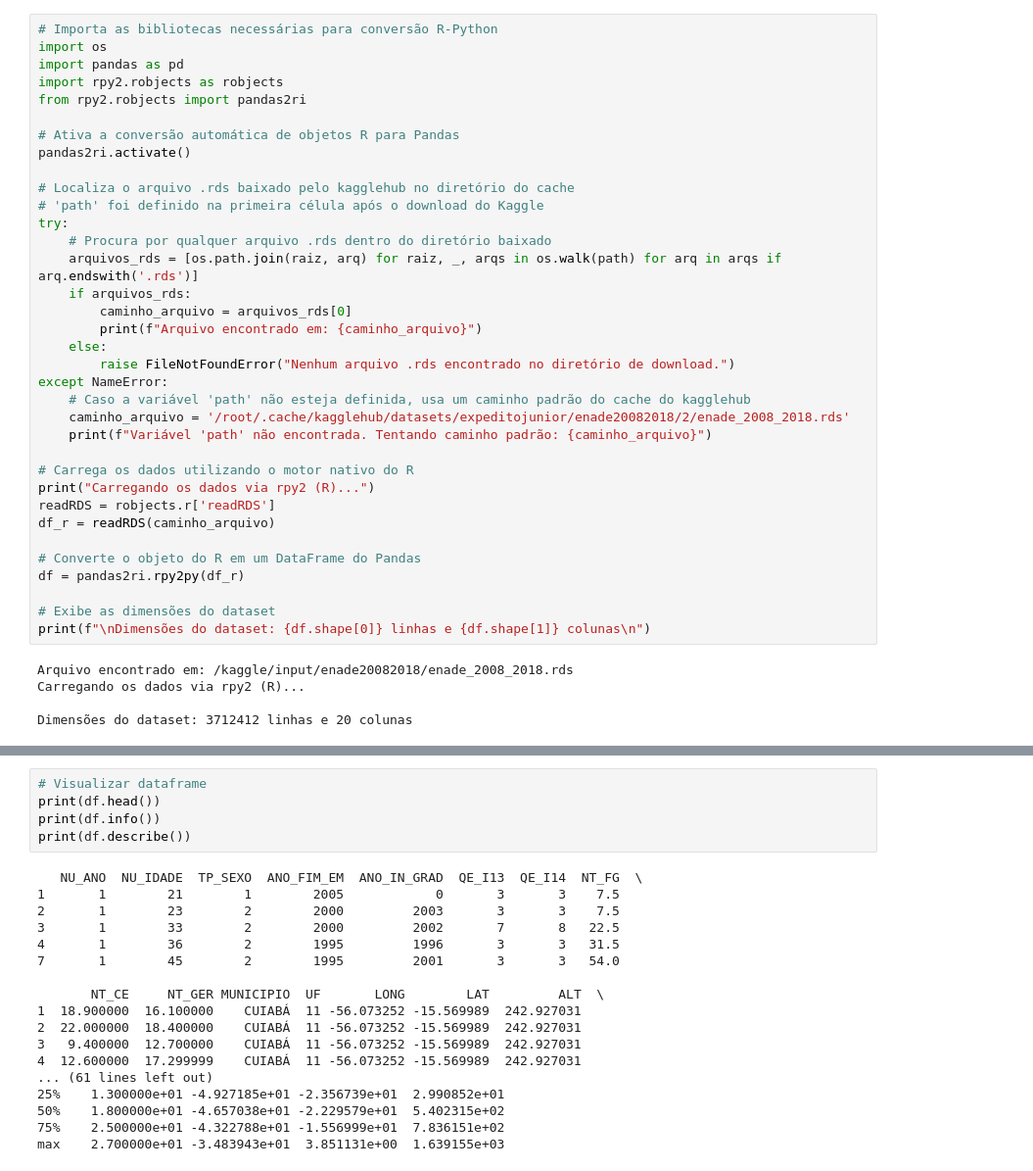
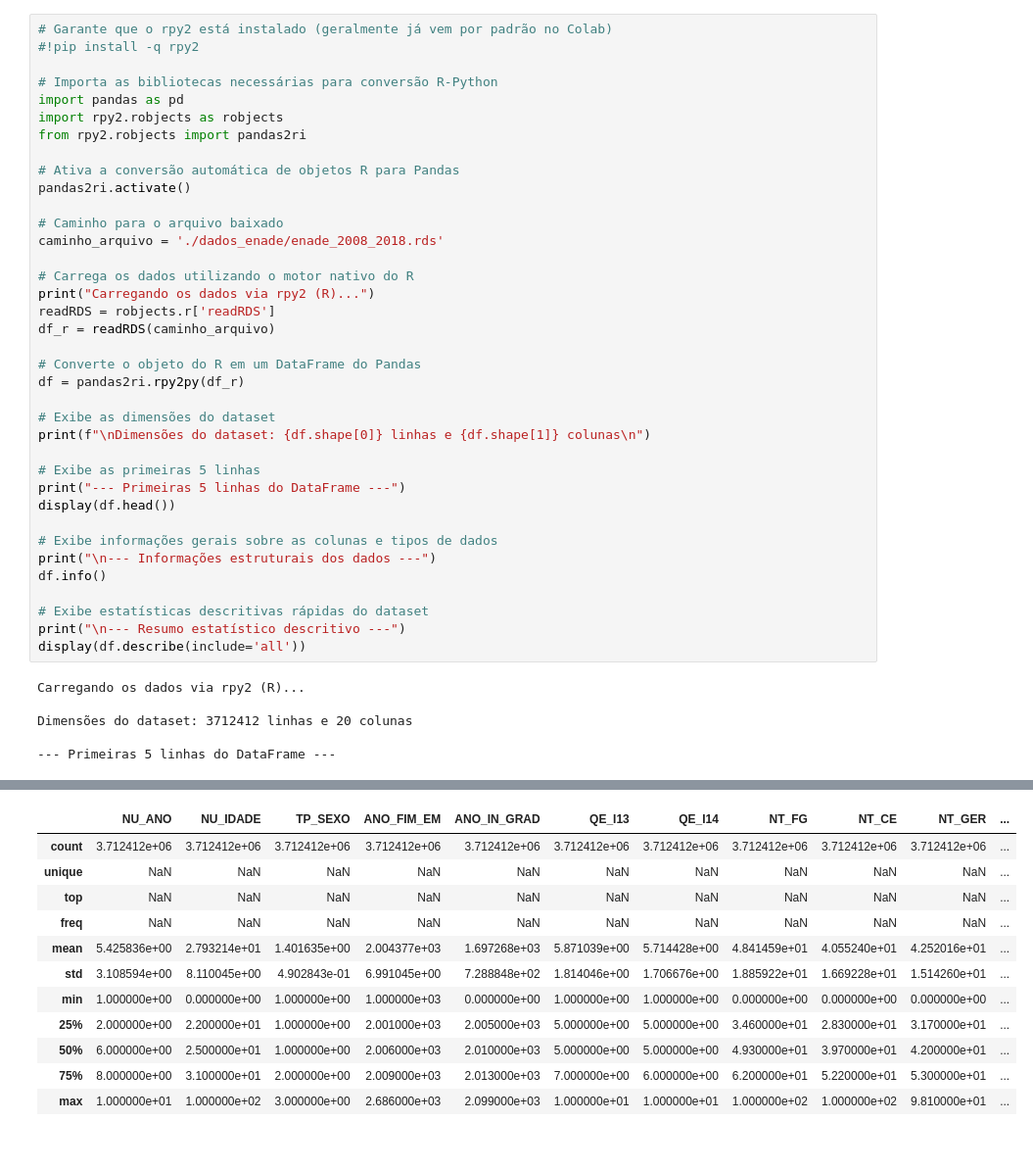
Before and after one commit to joaomatosunit/projeto_final_pos, a Jupyter notebook: notebooks/modelo_preditivo_machine_learning.ipynb, the cells around one changed output, grey strips where cells are left out. Shown at 98% size. Drawn from its saved outputs; the diff is of its cells as text.

```diff
--- a/notebooks/modelo_preditivo_machine_learning.ipynb
+++ b/notebooks/modelo_preditivo_machine_learning.ipynb
@@ -22,6 +28,8 @@ Dataset importado.
 # %%
+# Garante que o rpy2 está instalado (geralmente já vem por padrão no Colab)
+#!pip install -q rpy2
+
 # Importa as bibliotecas necessárias para conversão R-Python
-import os
 import pandas as pd
 import rpy2.robjects as robjects
 from rpy2.robjects import pandas2ri
@@ -29,20 +37,8 @@ from rpy2.robjects import pandas2ri
 # Ativa a conversão automática de objetos R para Pandas
 pandas2ri.activate()
 
-# Localiza o arquivo .rds baixado pelo kagglehub no diretório do cache
-# 'path' foi definido na primeira célula após o download do Kaggle
-try:
-    # Procura por qualquer arquivo .rds dentro do diretório baixado
-    arquivos_rds = [os.path.join(raiz, arq) for raiz, _, arqs in os.walk(path) for arq in arqs if arq.endswith('.rds')]
-    if arquivos_rds:
-        caminho_arquivo = arquivos_rds[0]
-        print(f"Arquivo encontrado em: {caminho_arquivo}")
-    else:
-        raise FileNotFoundError("Nenhum arquivo .rds encontrado no diretório de download.")
-except NameError:
-    # Caso a variável 'path' não esteja definida, usa um caminho padrão do cache do kagglehub
-    caminho_arquivo = '/root/.cache/kagglehub/datasets/expeditojunior/enade20082018/2/enade_2008_2018.rds'
-    print(f"Variável 'path' não encontrada. Tentando caminho padrão: {caminho_arquivo}")
+# Caminho para o arquivo baixado
+caminho_arquivo = './dados_enade/enade_2008_2018.rds'
 
 # Carrega os dados utilizando o motor nativo do R
 print("Carregando os dados via rpy2 (R)...")
@@ -54,8 +50,21 @@ df = pandas2ri.rpy2py(df_r)
 
 # Exibe as dimensões do dataset
 print(f"\nDimensões do dataset: {df.shape[0]} linhas e {df.shape[1]} colunas\n")
+
+# Exibe as primeiras 5 linhas
+print("--- Primeiras 5 linhas do DataFrame ---")
+display(df.head())
+
+# Exibe informações gerais sobre as colunas e tipos de dados
+print("\n--- Informações estruturais dos dados ---")
+df.info()
+
+# Exibe estatísticas descritivas rápidas do dataset
+print("\n--- Resumo estatístico descritivo ---")
+display(df.describe(include='all'))
 # %% [output]
-Arquivo encontrado em: /kaggle/input/enade20082018/enade_2008_2018.rds
 Carregando os dados via rpy2 (R)...
 
 Dimensões do dataset: 3712412 linhas e 20 colunas
+
+--- Primeiras 5 linhas do DataFrame ---
@@ -62,26 +94,15 @@ Dimensões do dataset: 3712412 linhas e 20 colunas
+|  | NU_ANO | NU_IDADE | TP_SEXO | ANO_FIM_EM | ANO_IN_GRAD | QE_I13 | QE_I14 | NT_FG | NT_CE | NT_GER | ... |
+| count | 3.712412e+06 | 3.712412e+06 | 3.712412e+06 | 3.712412e+06 | 3.712412e+06 | 3.712412e+06 | 3.712412e+06 | 3.712412e+06 | 3.712412e+06 | 3.712412e+06 | ... |
+| unique | NaN | NaN | NaN | NaN | NaN | NaN | NaN | NaN | NaN | NaN | ... |
+| top | NaN | NaN | NaN | NaN | NaN | NaN | NaN | NaN | NaN | NaN | ... |
+| freq | NaN | NaN | NaN | NaN | NaN | NaN | NaN | NaN | NaN | NaN | ... |
+| mean | 5.425836e+00 | 2.793214e+01 | 1.401635e+00 | 2.004377e+03 | 1.697268e+03 | 5.871039e+00 | 5.714428e+00 | 4.841459e+01 | 4.055240e+01 | 4.252016e+01 | ... |
+| std | 3.108594e+00 | 8.110045e+00 | 4.902843e-01 | 6.991045e+00 | 7.288848e+02 | 1.814046e+00 | 1.706676e+00 | 1.885922e+01 | 1.669228e+01 | 1.514260e+01 | ... |
+| min | 1.000000e+00 | 0.000000e+00 | 1.000000e+00 | 1.000000e+03 | 0.000000e+00 | 1.000000e+00 | 1.000000e+00 | 0.000000e+00 | 0.000000e+00 | 0.000000e+00 | ... |
+| 25% | 2.000000e+00 | 2.200000e+01 | 1.000000e+00 | 2.001000e+03 | 2.005000e+03 | 5.000000e+00 | 5.000000e+00 | 3.460000e+01 | 2.830000e+01 | 3.170000e+01 | ... |
+| 50% | 6.000000e+00 | 2.500000e+01 | 1.000000e+00 | 2.006000e+03 | 2.010000e+03 | 5.000000e+00 | 5.000000e+00 | 4.930000e+01 | 3.970000e+01 | 4.200000e+01 | ... |
+| 75% | 8.000000e+00 | 3.100000e+01 | 2.000000e+00 | 2.009000e+03 | 2.013000e+03 | 7.000000e+00 | 6.000000e+00 | 6.200000e+01 | 5.220000e+01 | 5.300000e+01 | ... |
+| max | 1.000000e+01 | 1.000000e+02 | 3.000000e+00 | 2.686000e+03 | 2.099000e+03 | 1.000000e+01 | 1.000000e+01 | 1.000000e+02 | 1.000000e+02 | 9.810000e+01 | ... |
-# %%
-# Visualizar dataframe
-print(df.head())
-print(df.info())
-print(df.describe())
-# %% [output]
-   NU_ANO  NU_IDADE  TP_SEXO  ANO_FIM_EM  ANO_IN_GRAD  QE_I13  QE_I14  NT_FG  \
-1       1        21        1        2005            0       3       3    7.5
-2       1        23        2        2000         2003       3       3    7.5
-3       1        33        2        2000         2002       7       8   22.5
-4       1        36        2        1995         1996       3       3   31.5
-7       1        45        2        1995         2001       3       3   54.0
-
-       NT_CE     NT_GER MUNICIPIO  UF       LONG        LAT         ALT  \
-1  18.900000  16.100000    CUIABÁ  11 -56.073252 -15.569989  242.927031
-2  22.000000  18.400000    CUIABÁ  11 -56.073252 -15.569989  242.927031
-3   9.400000  12.700000    CUIABÁ  11 -56.073252 -15.569989  242.927031
-4  12.600000  17.299999    CUIABÁ  11 -56.073252 -15.569989  242.927031
-... (61 lines left out)
-25%    1.300000e+01 -4.927185e+01 -2.356739e+01  2.990852e+01
-50%    1.800000e+01 -4.657038e+01 -2.229579e+01  5.402315e+02
-75%    2.500000e+01 -4.322788e+01 -1.556999e+01  7.836151e+02
-max    2.700000e+01 -3.483943e+01  3.851131e+00  1.639155e+03
 # %%
 import matplotlib.pyplot as plt
 import seaborn as sns
```
Also changed, not shown: parts of 36 cells of this notebook.
